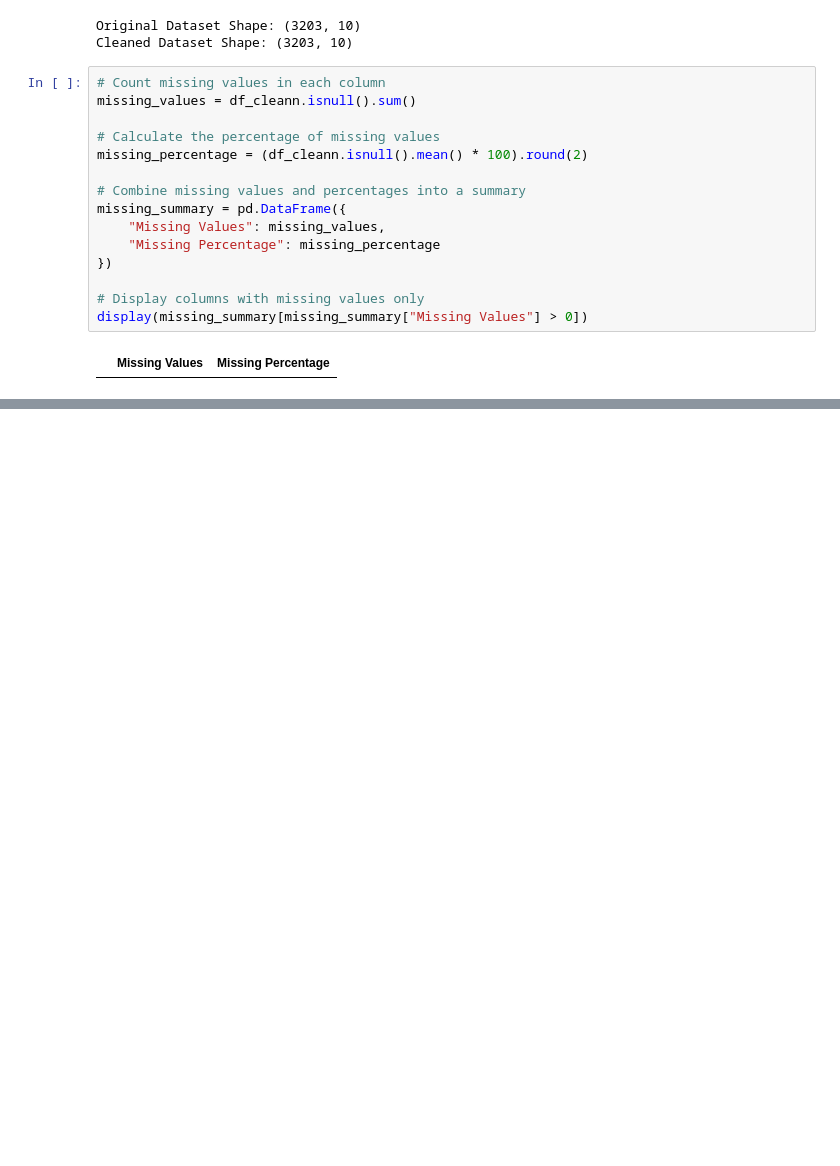
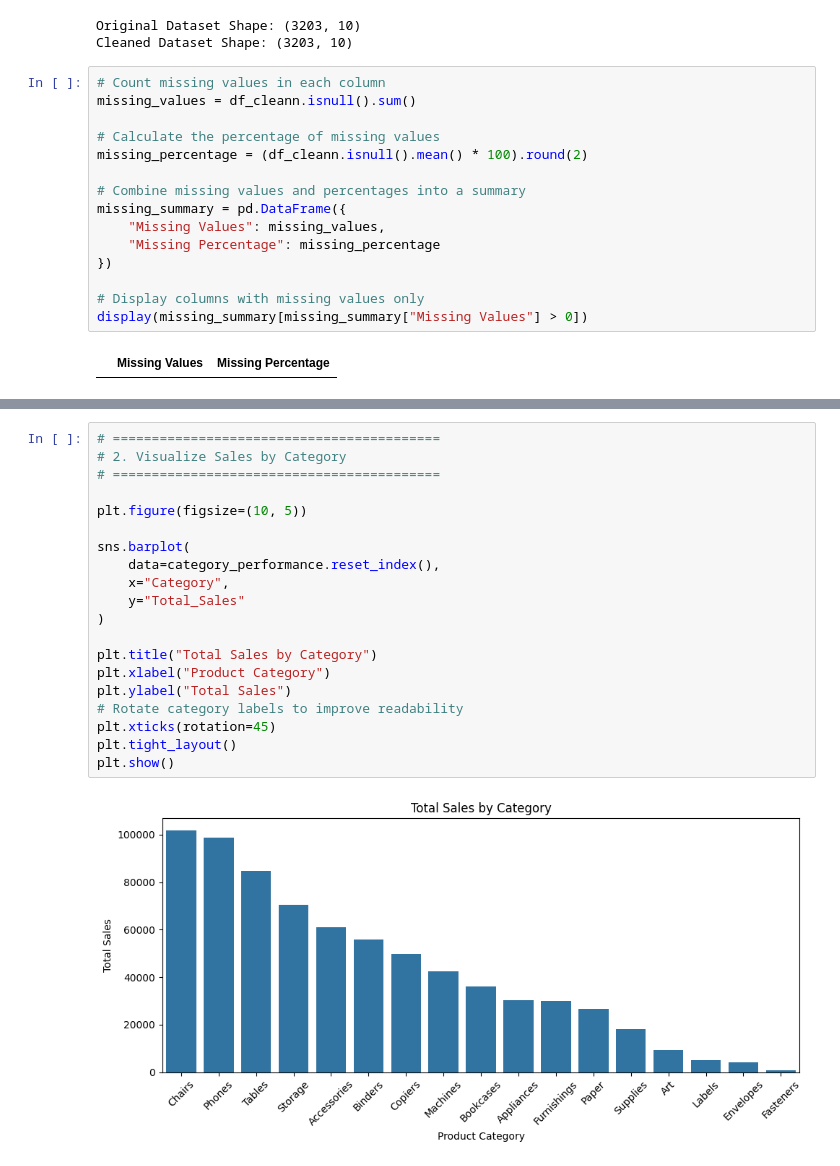
Before and after one commit to Mariam732/Retail-sales-analysis, a Jupyter notebook: notebooks/RetailSalesAnalysisV01.ipynb, the cells around one changed output, grey strips where cells are left out. Drawn from its saved outputs; the diff is of its cells as text; blank space fills up the shorter version.

Commit message:
Add sales and geographical analysis

```diff
--- a/notebooks/RetailSalesAnalysisV01.ipynb
+++ b/notebooks/RetailSalesAnalysisV01.ipynb
@@ -535,0 +396,22 @@ NameError: name 'df_clean' is not defined
+# %%
+# ==========================================
+# 2. Visualize Sales by Category
+# ==========================================
+
+plt.figure(figsize=(10, 5))
+
+sns.barplot(
+    data=category_performance.reset_index(),
+    x="Category",
+    y="Total_Sales"
+)
+
+plt.title("Total Sales by Category")
+plt.xlabel("Product Category")
+plt.ylabel("Total Sales")
+# Rotate category labels to improve readability
+plt.xticks(rotation=45)
+plt.tight_layout()
+plt.show()
+# %% [output]
+[figure, added]
```
Also changed, not shown: parts of 27 cells of this notebook.
